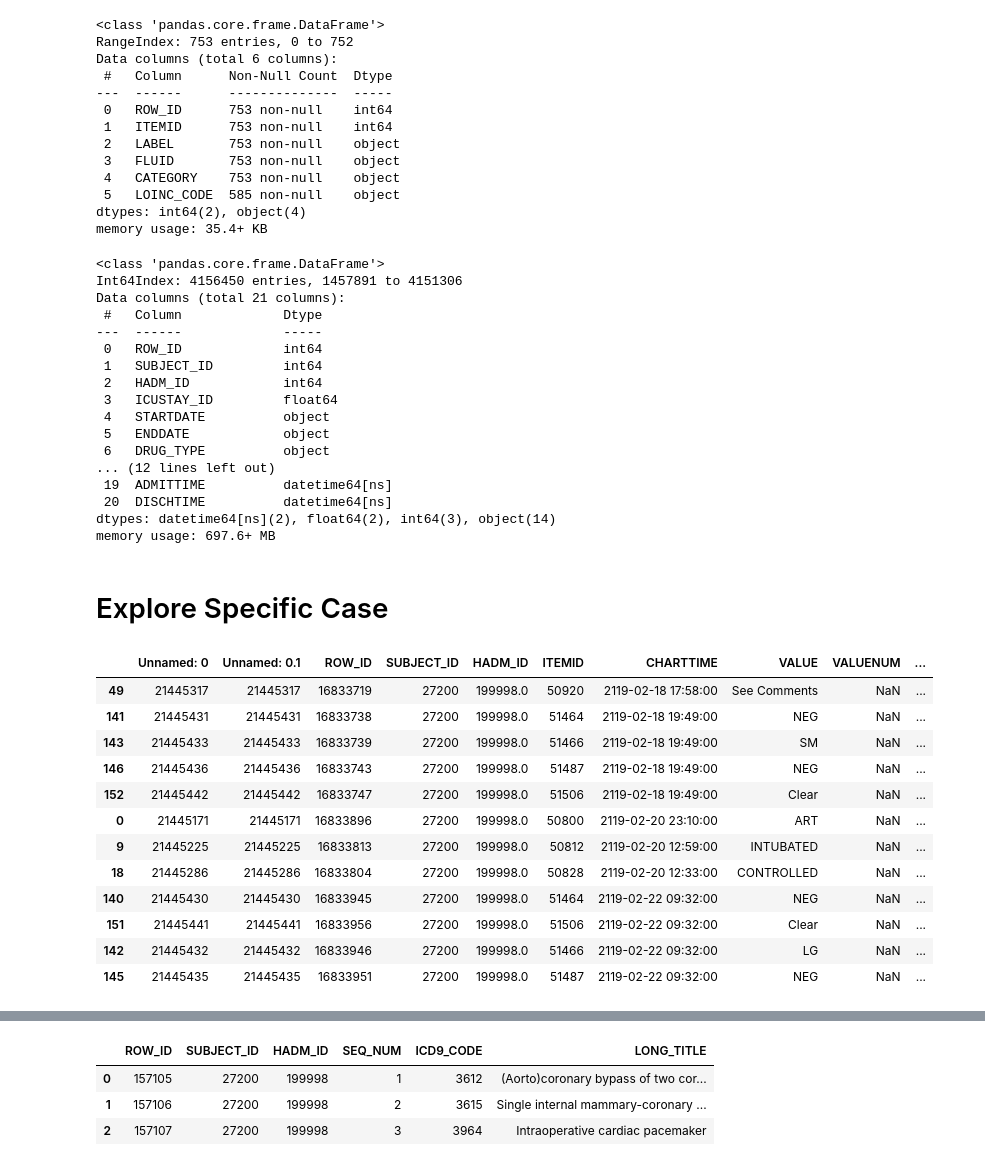
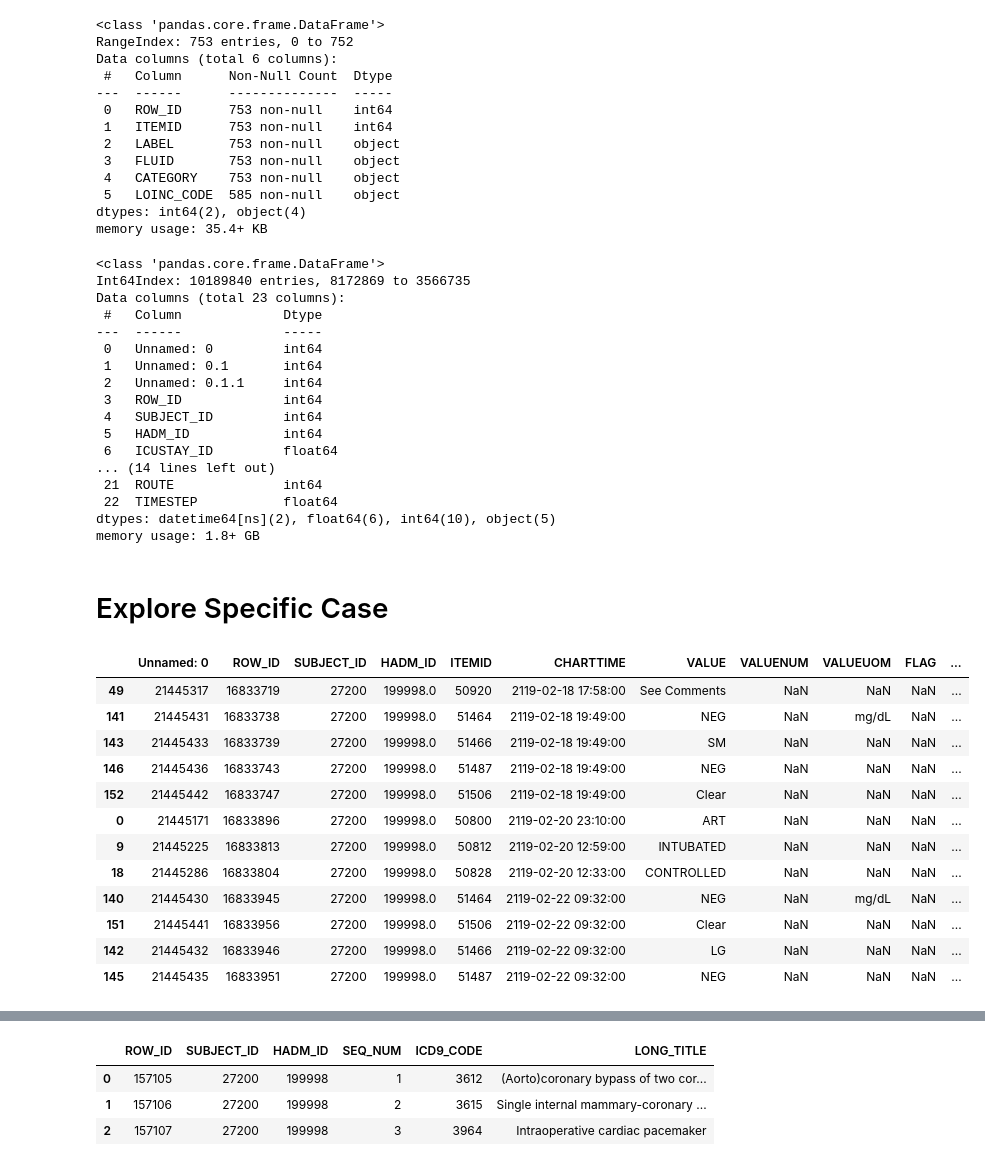
Before and after one commit to Nemo4110/GNNs-Driven-Clinical-Decision-Making-Assistance, a Jupyter notebook: notebook/case_study.ipynb, the cells around one changed output, grey strips where cells are left out. Cells and saved outputs as stored; diff of their text form; code cells hidden in the pictures.

```diff
--- a/notebook/case_study.ipynb
+++ b/notebook/case_study.ipynb
@@ -49,7 +49,7 @@ list_csvgz
 # %% [markdown]
 # Prepare necessary `DataFrame`
 # %%
-df_new_labevents_remove_duplicate_edges = pd.read_csv(os.path.join(path_dataset, "LABEVENTS_NEW_remove_duplicate_edges.csv.gz"))
-df_new_labevents_remove_duplicate_edges.info()
+df_labevents = pd.read_csv(os.path.join(path_dataset, "LABEVENTS_PREPROCESSED.csv.gz"))
+df_labevents.info()
 # %% [output]
 <class 'pandas.core.frame.DataFrame'>
@@ -87,33 +90,33 @@ Data columns (total 6 columns):
 dtypes: int64(2), object(4)
 memory usage: 35.4+ KB
 # %%
-df_prescriptions = pd.read_csv(os.path.join(path_dataset, "PRESCRIPTIONS.csv.gz"))
+df_prescriptions = pd.read_csv(os.path.join(path_dataset, "PRESCRIPTIONS_PREPROCESSED.csv.gz"))
 
 # Convert columns to datetime
-df_prescriptions["ADMITTIME"] = pd.to_datetime(df_prescriptions["STARTDATE"], format="%Y-%m-%d %H:%M:%S")
-df_prescriptions["DISCHTIME"] = pd.to_datetime(df_prescriptions["ENDDATE"], format="%Y-%m-%d %H:%M:%S")
+df_prescriptions["STARTDATE"] = pd.to_datetime(df_prescriptions["STARTDATE"], format="%Y-%m-%d %H:%M:%S")
+df_prescriptions["ENDDATE"] = pd.to_datetime(df_prescriptions["ENDDATE"], format="%Y-%m-%d %H:%M:%S")
 
 df_prescriptions.sort_values(by="STARTDATE", inplace=True)
 
 df_prescriptions.info()
 # %% [output]
 <class 'pandas.core.frame.DataFrame'>
-Int64Index: 4156450 entries, 1457891 to 4151306
-Data columns (total 21 columns):
+Int64Index: 10189840 entries, 8172869 to 3566735
+Data columns (total 23 columns):
  #   Column             Dtype
 ---  ------             -----
- 0   ROW_ID             int64
- 1   SUBJECT_ID         int64
- 2   HADM_ID            int64
- 3   ICUSTAY_ID         float64
- 4   STARTDATE          object
- 5   ENDDATE            object
- 6   DRUG_TYPE          object
-... (12 lines left out)
- 19  ADMITTIME          datetime64[ns]
- 20  DISCHTIME          datetime64[ns]
-dtypes: datetime64[ns](2), float64(2), int64(3), object(14)
-memory usage: 697.6+ MB
+ 0   Unnamed: 0         int64
+ 1   Unnamed: 0.1       int64
+ 2   Unnamed: 0.1.1     int64
+ 3   ROW_ID             int64
+ 4   SUBJECT_ID         int64
+ 5   HADM_ID            int64
+ 6   ICUSTAY_ID         float64
+... (14 lines left out)
+ 21  ROUTE              int64
+ 22  TIMESTEP           float64
+dtypes: datetime64[ns](2), float64(6), int64(10), object(5)
+memory usage: 1.8+ GB
 # %%
 df_procedures_icd = pd.read_csv(os.path.join(path_dataset, "PROCEDURES_ICD.csv.gz"))
 df_d_icd_procedures = pd.read_csv(os.path.join(path_dataset, "D_ICD_PROCEDURES.csv.gz"))
@@ -122,24 +125,24 @@ df_d_icd_procedures = pd.read_csv(os.path.join(path_dataset, "D_ICD_PROCEDURES.c
 # %%
 HADM_ID_temp = 199998
 
-df_temp = df_new_labevents_remove_duplicate_edges[df_new_labevents_remove_duplicate_edges.HADM_ID==HADM_ID_temp].merge(
+df_temp = df_labevents[df_labevents.HADM_ID==HADM_ID_temp].merge(
     df_d_labitems[['ITEMID', 'LABEL']], how='left', on='ITEMID')
 df_temp.sort_values(by="TIMESTEP", inplace=True)
 df_temp[df_temp.CATAGORY!=0]
 # %% [output]
-|  | Unnamed: 0 | Unnamed: 0.1 | ROW_ID | SUBJECT_ID | HADM_ID | ITEMID | CHARTTIME | VALUE | VALUENUM | ... |
-| 49 | 21445317 | 21445317 | 16833719 | 27200 | 199998.0 | 50920 | 2119-02-18 17:58:00 | See Comments | NaN | ... |
-| 141 | 21445431 | 21445431 | 16833738 | 27200 | 199998.0 | 51464 | 2119-02-18 19:49:00 | NEG | NaN | ... |
-| 143 | 21445433 | 21445433 | 16833739 | 27200 | 199998.0 | 51466 | 2119-02-18 19:49:00 | SM | NaN | ... |
-| 146 | 21445436 | 21445436 | 16833743 | 27200 | 199998.0 | 51487 | 2119-02-18 19:49:00 | NEG | NaN | ... |
-| 152 | 21445442 | 21445442 | 16833747 | 27200 | 199998.0 | 51506 | 2119-02-18 19:49:00 | Clear | NaN | ... |
-| 0 | 21445171 | 21445171 | 16833896 | 27200 | 199998.0 | 50800 | 2119-02-20 23:10:00 | ART | NaN | ... |
-| 9 | 21445225 | 21445225 | 16833813 | 27200 | 199998.0 | 50812 | 2119-02-20 12:59:00 | INTUBATED | NaN | ... |
-| 18 | 21445286 | 21445286 | 16833804 | 27200 | 199998.0 | 50828 | 2119-02-20 12:33:00 | CONTROLLED | NaN | ... |
-| 140 | 21445430 | 21445430 | 16833945 | 27200 | 199998.0 | 51464 | 2119-02-22 09:32:00 | NEG | NaN | ... |
-| 151 | 21445441 | 21445441 | 16833956 | 27200 | 199998.0 | 51506 | 2119-02-22 09:32:00 | Clear | NaN | ... |
-| 142 | 21445432 | 21445432 | 16833946 | 27200 | 199998.0 | 51466 | 2119-02-22 09:32:00 | LG | NaN | ... |
-| 145 | 21445435 | 21445435 | 16833951 | 27200 | 199998.0 | 51487 | 2119-02-22 09:32:00 | NEG | NaN | ... |
+|  | Unnamed: 0 | ROW_ID | SUBJECT_ID | HADM_ID | ITEMID | CHARTTIME | VALUE | VALUENUM | VALUEUOM | FLAG | ... |
+| 49 | 21445317 | 16833719 | 27200 | 199998.0 | 50920 | 2119-02-18 17:58:00 | See Comments | NaN | NaN | NaN | ... |
+| 141 | 21445431 | 16833738 | 27200 | 199998.0 | 51464 | 2119-02-18 19:49:00 | NEG | NaN | mg/dL | NaN | ... |
+| 143 | 21445433 | 16833739 | 27200 | 199998.0 | 51466 | 2119-02-18 19:49:00 | SM | NaN | NaN | NaN | ... |
+| 146 | 21445436 | 16833743 | 27200 | 199998.0 | 51487 | 2119-02-18 19:49:00 | NEG | NaN | NaN | NaN | ... |
+| 152 | 21445442 | 16833747 | 27200 | 199998.0 | 51506 | 2119-02-18 19:49:00 | Clear | NaN | NaN | NaN | ... |
+| 0 | 21445171 | 16833896 | 27200 | 199998.0 | 50800 | 2119-02-20 23:10:00 | ART | NaN | NaN | NaN | ... |
+| 9 | 21445225 | 16833813 | 27200 | 199998.0 | 50812 | 2119-02-20 12:59:00 | INTUBATED | NaN | NaN | NaN | ... |
+| 18 | 21445286 | 16833804 | 27200 | 199998.0 | 50828 | 2119-02-20 12:33:00 | CONTROLLED | NaN | NaN | NaN | ... |
+| 140 | 21445430 | 16833945 | 27200 | 199998.0 | 51464 | 2119-02-22 09:32:00 | NEG | NaN | mg/dL | NaN | ... |
+| 151 | 21445441 | 16833956 | 27200 | 199998.0 | 51506 | 2119-02-22 09:32:00 | Clear | NaN | NaN | NaN | ... |
+| 142 | 21445432 | 16833946 | 27200 | 199998.0 | 51466 | 2119-02-22 09:32:00 | LG | NaN | NaN | NaN | ... |
+| 145 | 21445435 | 16833951 | 27200 | 199998.0 | 51487 | 2119-02-22 09:32:00 | NEG | NaN | NaN | NaN | ... |
 # %%
 df_temp[df_temp.CATAGORY==0]
 # %% [output]
```
Also changed, not shown: parts of 6 cells of this notebook, 7 other files.
